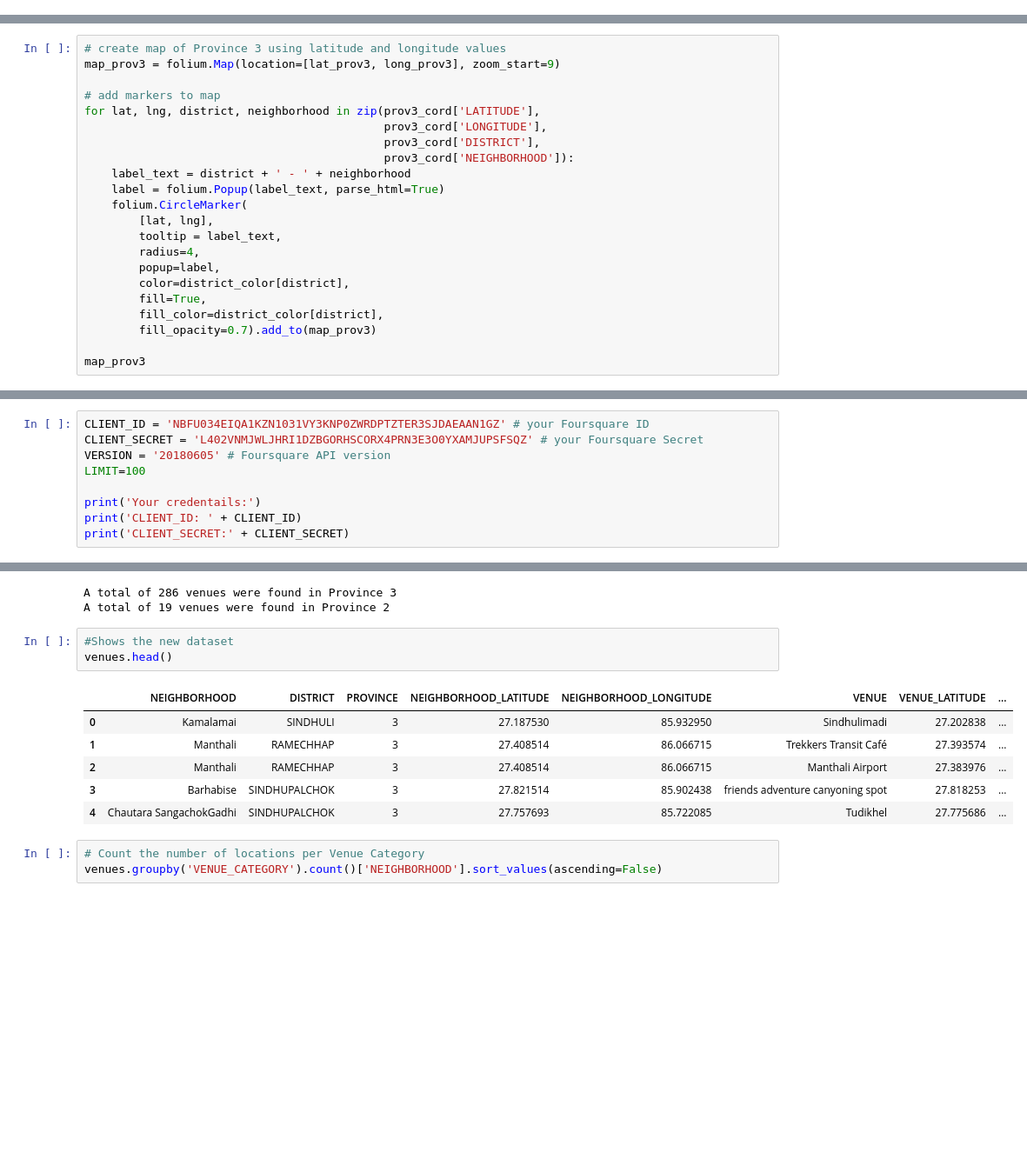
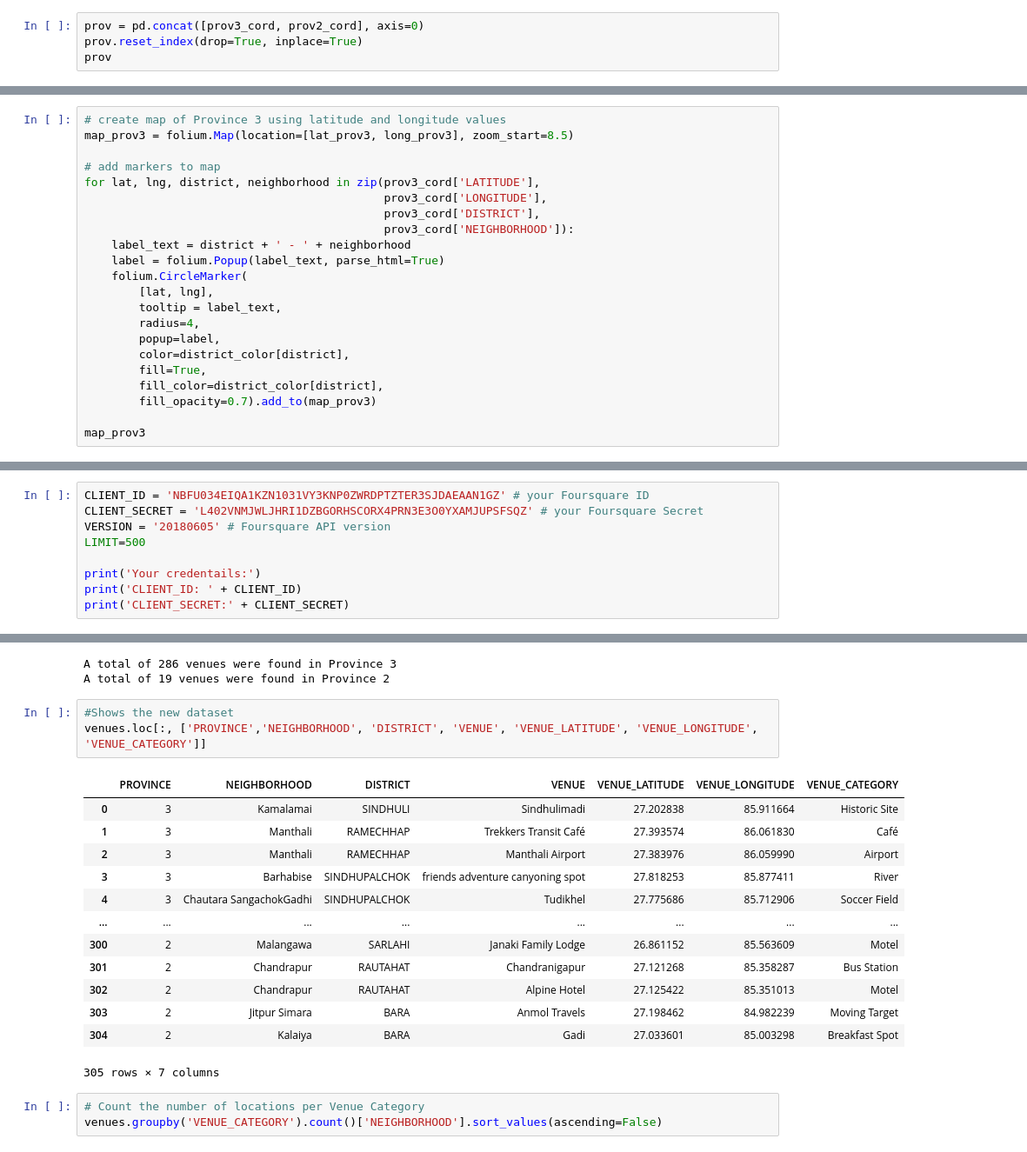
Before and after one commit to ujwal-sah/Courses, a Jupyter notebook: IBM Data Science Professional Certificate/9. Applied Data Science Capstone/Project/The Battle of Neighborhoods (Week 2).ipynb, the cells around one changed output, grey strips where cells are left out. Shown: that part at 87% size. Saved outputs shown, nothing was run; the diff lists cells and outputs as text; blank space fills up the shorter version.

```diff
--- a/IBM Data Science Professional Certificate/9. Applied Data Science Capstone/Project/The Battle of Neighborhoods (Week 2).ipynb
+++ b/IBM Data Science Professional Certificate/9. Applied Data Science Capstone/Project/The Battle of Neighborhoods (Week 2).ipynb
@@ -211,0 +288,4 @@ prov2_cord_popu_income.head()
+# %%
+prov = pd.concat([prov3_cord, prov2_cord], axis=0)
+prov.reset_index(drop=True, inplace=True)
+prov
@@ -263,6 +359,6 @@ district_color
 # %%
 # create map of Province 3 using latitude and longitude values
-map_prov3 = folium.Map(location=[lat_prov3, long_prov3], zoom_start=9)
+map_prov3 = folium.Map(location=[lat_prov3, long_prov3], zoom_start=8.5)
 
 # add markers to map
 for lat, lng, district, neighborhood in zip(prov3_cord['LATITUDE'],
@@ -360,7 +443,7 @@ prov
 CLIENT_ID = 'NBFU034EIQA1KZN1031VY3KNP0ZWRDPTZTER3SJDAEAAN1GZ' # your Foursquare ID
 CLIENT_SECRET = 'L402VNMJWLJHRI1DZBGORHSCORX4PRN3E3O0YXAMJUPSFSQZ' # your Foursquare Secret
 VERSION = '20180605' # Foursquare API version
-LIMIT=100
+LIMIT=500
 
 print('Your credentails:')
 print('CLIENT_ID: ' + CLIENT_ID)
@@ -445,14 +532,21 @@ A total of 286 venues were found in Province 3
 A total of 19 venues were found in Province 2
 # %%
 #Shows the new dataset
-venues.head()
+venues.loc[:, ['PROVINCE','NEIGHBORHOOD', 'DISTRICT', 'VENUE', 'VENUE_LATITUDE', 'VENUE_LONGITUDE', 'VENUE_CATEGORY']]
 # %% [output]
-|  | NEIGHBORHOOD | DISTRICT | PROVINCE | NEIGHBORHOOD_LATITUDE | NEIGHBORHOOD_LONGITUDE | VENUE | VENUE_LATITUDE | ... |
-| 0 | Kamalamai | SINDHULI | 3 | 27.187530 | 85.932950 | Sindhulimadi | 27.202838 | ... |
-| 1 | Manthali | RAMECHHAP | 3 | 27.408514 | 86.066715 | Trekkers Transit Café | 27.393574 | ... |
-| 2 | Manthali | RAMECHHAP | 3 | 27.408514 | 86.066715 | Manthali Airport | 27.383976 | ... |
-| 3 | Barhabise | SINDHUPALCHOK | 3 | 27.821514 | 85.902438 | friends adventure canyoning spot | 27.818253 | ... |
-| 4 | Chautara SangachokGadhi | SINDHUPALCHOK | 3 | 27.757693 | 85.722085 | Tudikhel | 27.775686 | ... |
+|  | PROVINCE | NEIGHBORHOOD | DISTRICT | VENUE | VENUE_LATITUDE | VENUE_LONGITUDE | VENUE_CATEGORY |
+| 0 | 3 | Kamalamai | SINDHULI | Sindhulimadi | 27.202838 | 85.911664 | Historic Site |
+| 1 | 3 | Manthali | RAMECHHAP | Trekkers Transit Café | 27.393574 | 86.061830 | Café |
+| 2 | 3 | Manthali | RAMECHHAP | Manthali Airport | 27.383976 | 86.059990 | Airport |
+| 3 | 3 | Barhabise | SINDHUPALCHOK | friends adventure canyoning spot | 27.818253 | 85.877411 | River |
+| 4 | 3 | Chautara SangachokGadhi | SINDHUPALCHOK | Tudikhel | 27.775686 | 85.712906 | Soccer Field |
+| ... | ... | ... | ... | ... | ... | ... | ... |
+| 300 | 2 | Malangawa | SARLAHI | Janaki Family Lodge | 26.861152 | 85.563609 | Motel |
+| 301 | 2 | Chandrapur | RAUTAHAT | Chandranigapur | 27.121268 | 85.358287 | Bus Station |
+| 302 | 2 | Chandrapur | RAUTAHAT | Alpine Hotel | 27.125422 | 85.351013 | Motel |
+| 303 | 2 | Jitpur Simara | BARA | Anmol Travels | 27.198462 | 84.982239 | Moving Target |
+| 304 | 2 | Kalaiya | BARA | Gadi | 27.033601 | 85.003298 | Breakfast Spot |
+305 rows × 7 columns
 # %%
 # Count the number of locations per Venue Category
 venues.groupby('VENUE_CATEGORY').count()['NEIGHBORHOOD'].sort_values(ascending=False)
```
Also changed, not shown: parts of 69 cells of this notebook.
